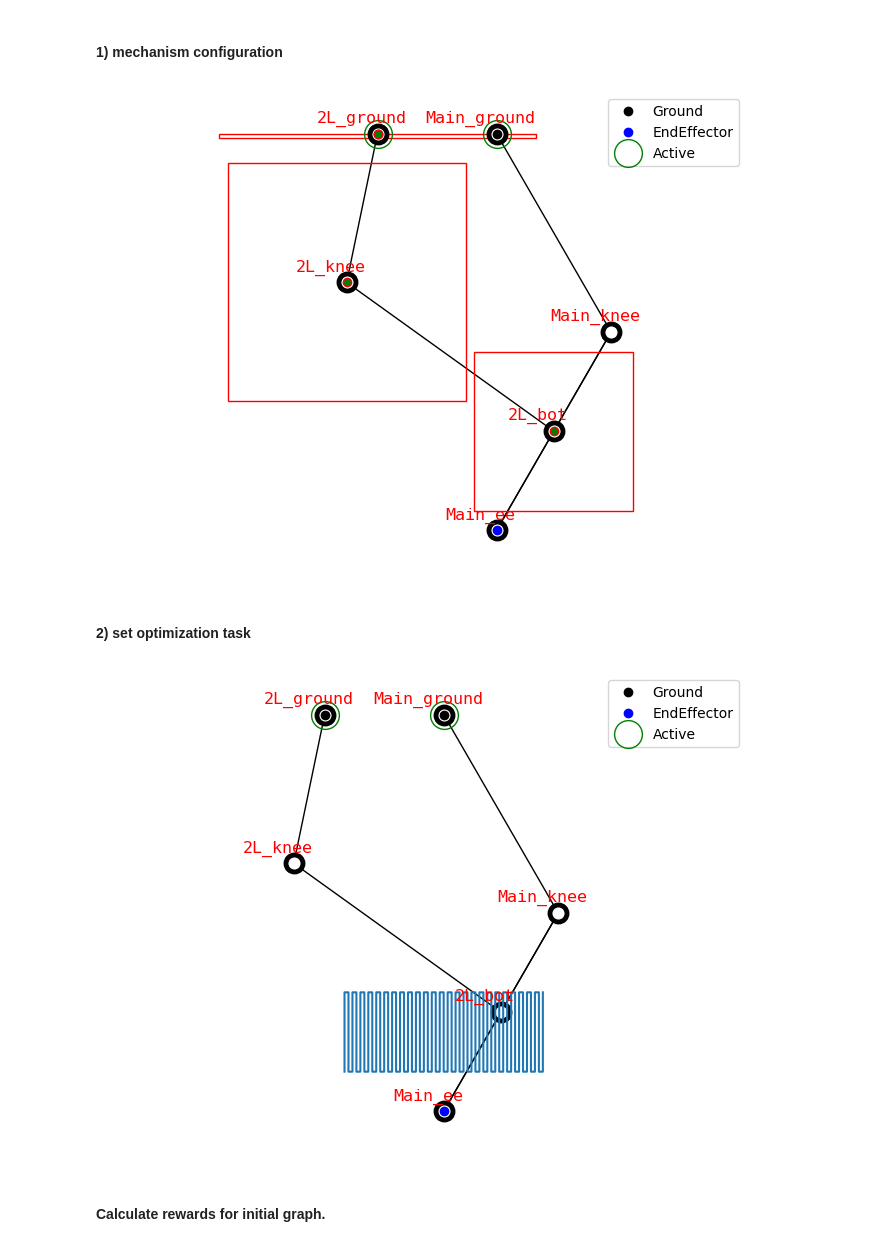
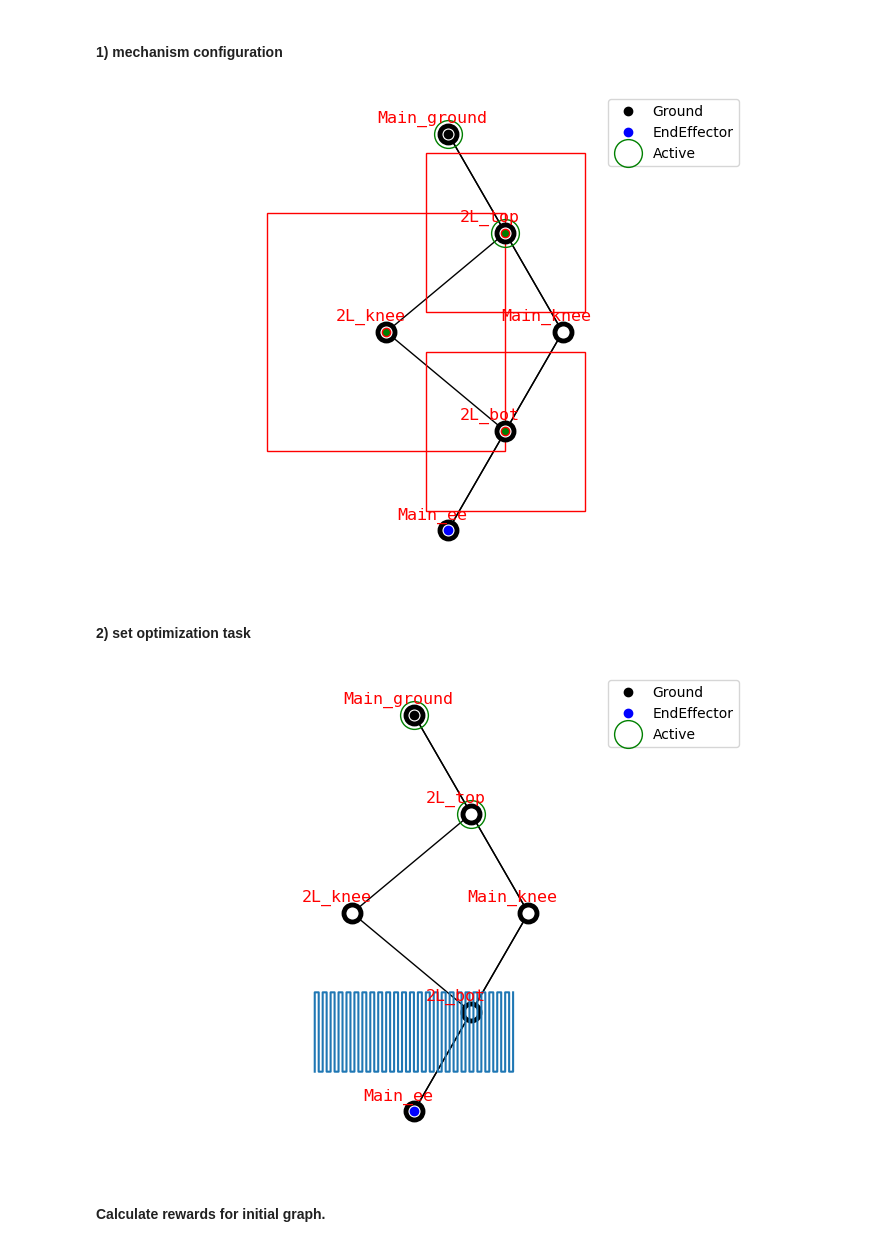
Before and after one commit to LicAiBeerLab/auto-robotics-design, a Jupyter notebook: apps/optimize/single_topology_optimization.ipynb, the cells around one changed output. Saved outputs shown, nothing was run; the diff lists cells and outputs as text; code cells hidden in the pictures.

```diff
--- a/apps/optimize/single_topology_optimization.ipynb
+++ b/apps/optimize/single_topology_optimization.ipynb
@@ -32,16 +32,16 @@ from auto_robot_design.description.builder import ParametrizedBuilder, DetailedU
 # %%
 generator = TwoLinkGenerator()
 all_graphs = generator.get_standard_set(shift=0.3)
-graph, constrain_dict = all_graphs[0]
+graph, constrain_dict = all_graphs[1]
 
 actuator = TMotor_AK10_9()
 thickness = 0.04
 builder = ParametrizedBuilder(DetailedURDFCreatorFixedEE, size_ground=np.array(
     [thickness*5, thickness*10, thickness*2]), actuator=actuator,thickness=thickness)
 draw_joint_point(graph)
 visualize_constrains(graph, constrain_dict)
 # %% [output]
-[figure, old version]
+[figure, new version]
 # %% [markdown]
 #### 2) set optimization task
 # %%
@@ -70,7 +70,7 @@ acceleration_capability = MinAccelerationCapability(manipulability_key='Manip_Ja
 
 heavy_lifting = MeanHeavyLiftingReward(manipulability_key='Manip_Jacobian', trajectory_key="traj_6d", error_key="error", mass_key="MASS")
 rewards_vertical = [(PositioningReward(pos_error_key="POS_ERR"), 1),
-           (heavy_lifting, 1/16),
+           #(heavy_lifting, 1/16),
            (acceleration_capability,1)]
 
 
@@ -84,7 +84,7 @@ for _, trajectories in rewards_and_trajectories:
     for trajectory in trajectories:
         plt.plot(trajectory[:,0],trajectory[:,2])
 # %% [output]
-[figure, old version]
+[figure, new version]
 # %% [markdown]
 #### Calculate rewards for initial graph.
 # %%
```
Also changed, not shown: parts of 14 cells of this notebook.
